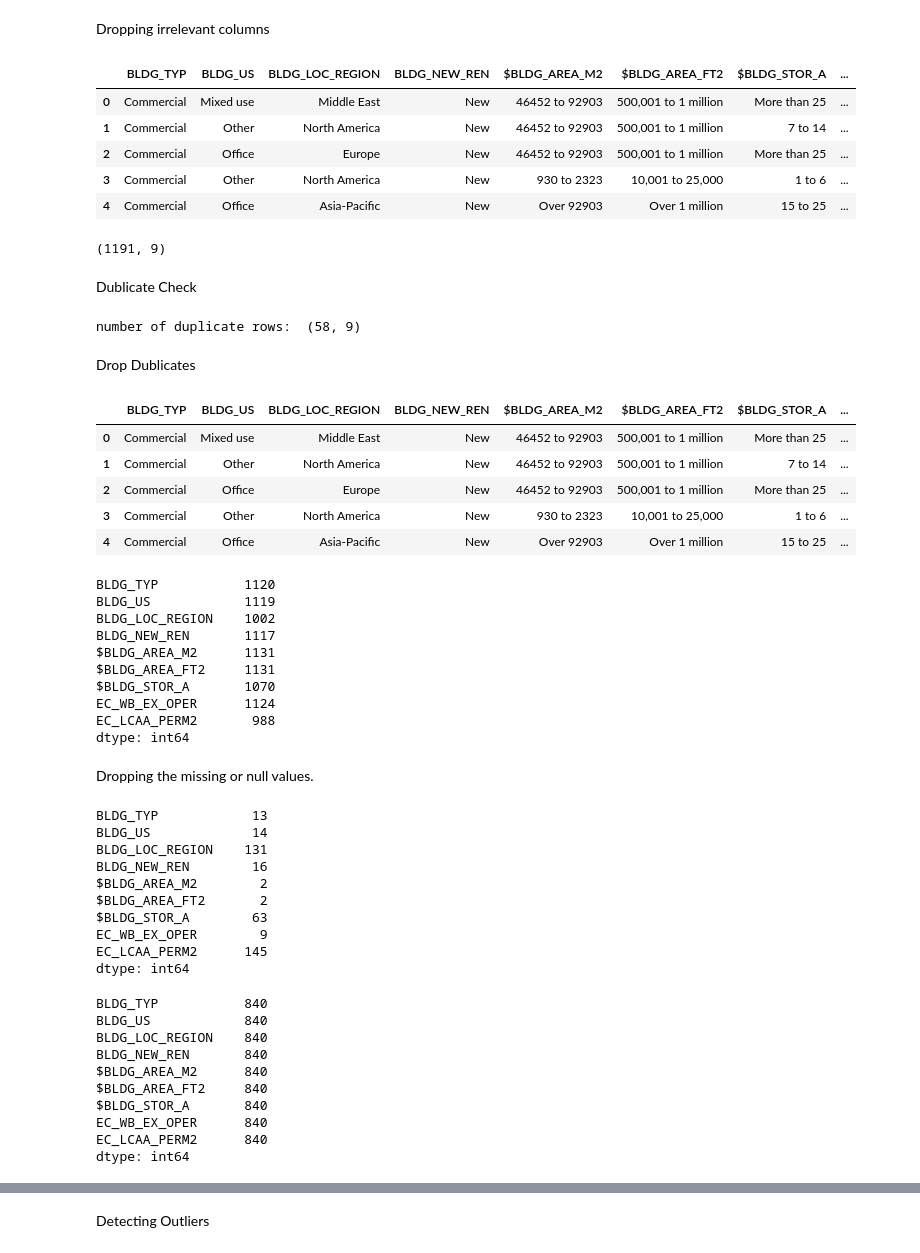
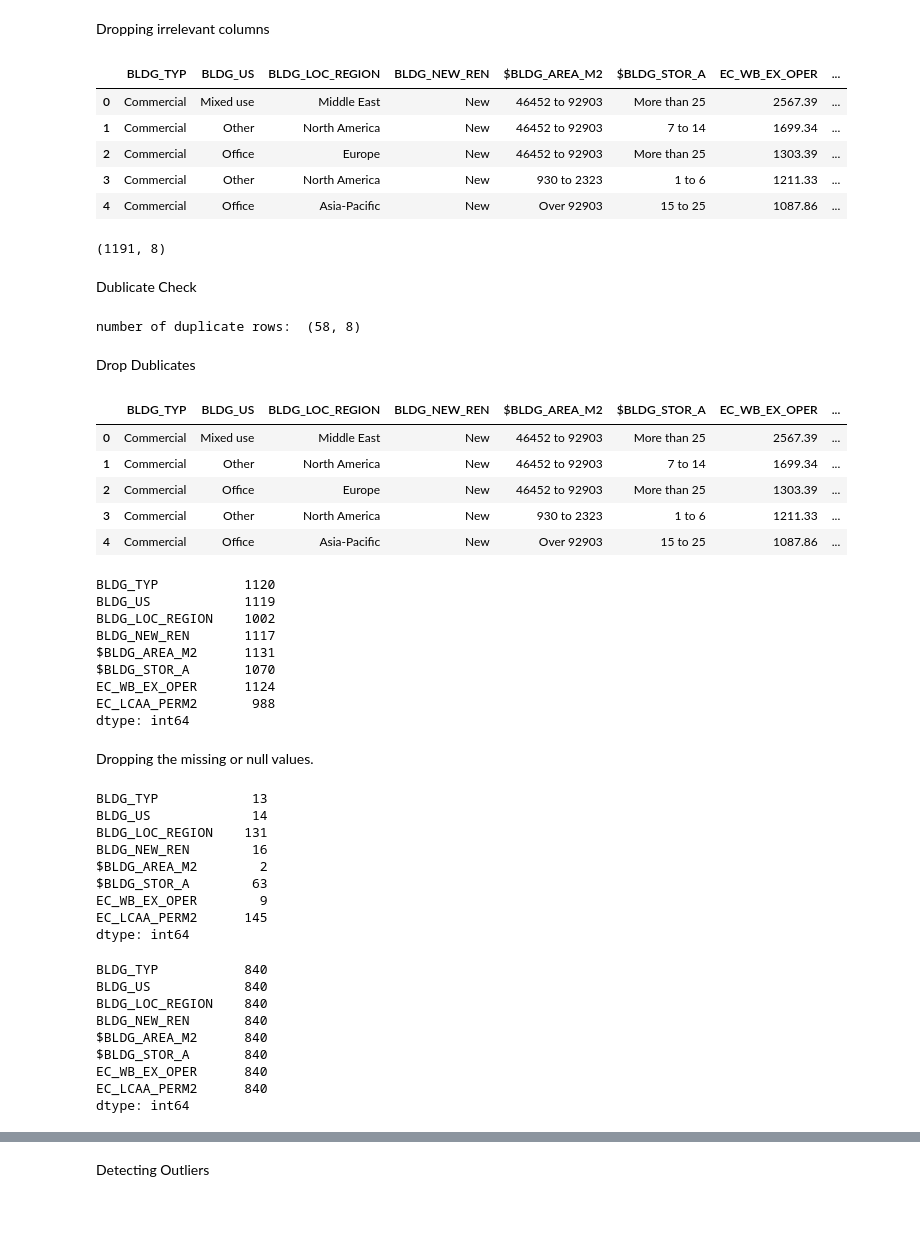
Before and after one commit to Aydino/carbon-footprint-analysis, a Jupyter notebook: Carbon.ipynb, the cells around one changed output, grey strips where cells are left out. Saved outputs shown, nothing was run; the diff lists cells and outputs as text; code cells hidden in the pictures; blank space fills up the shorter version.

```diff
--- a/Carbon.ipynb
+++ b/Carbon.ipynb
@@ -50,38 +57,38 @@ dtype: object
 # %% [markdown]
 Dropping irrelevant columns
 # %%
-df=df.drop(['BLDG_PUBID','BLDG_STOR_A','LCA_YEAR','LCA_REFPERIOD','LCA_SOUR_CODE','LCA_STAGES','LCA_BLDG_SCOPE','LCA_MAT_Q' ],axis=1)
+df=df.drop(['BLDG_PUBID','BLDG_STOR_A','LCA_YEAR','LCA_REFPERIOD','LCA_SOUR_CODE','LCA_STAGES','LCA_BLDG_SCOPE','LCA_MAT_Q','$BLDG_AREA_FT2' ],axis=1)
 df.head(5)
 # %% [output]
-|  | BLDG_TYP | BLDG_US | BLDG_LOC_REGION | BLDG_NEW_REN | $BLDG_AREA_M2 | $BLDG_AREA_FT2 | $BLDG_STOR_A | ... |
-| 0 | Commercial | Mixed use | Middle East | New | 46452 to 92903 | 500,001 to 1 million | More than 25 | ... |
-| 1 | Commercial | Other | North America | New | 46452 to 92903 | 500,001 to 1 million | 7 to 14 | ... |
-| 2 | Commercial | Office | Europe | New | 46452 to 92903 | 500,001 to 1 million | More than 25 | ... |
-| 3 | Commercial | Other | North America | New | 930 to 2323 | 10,001 to 25,000 | 1 to 6 | ... |
-| 4 | Commercial | Office | Asia-Pacific | New | Over 92903 | Over 1 million | 15 to 25 | ... |
+|  | BLDG_TYP | BLDG_US | BLDG_LOC_REGION | BLDG_NEW_REN | $BLDG_AREA_M2 | $BLDG_STOR_A | EC_WB_EX_OPER | ... |
+| 0 | Commercial | Mixed use | Middle East | New | 46452 to 92903 | More than 25 | 2567.39 | ... |
+| 1 | Commercial | Other | North America | New | 46452 to 92903 | 7 to 14 | 1699.34 | ... |
+| 2 | Commercial | Office | Europe | New | 46452 to 92903 | More than 25 | 1303.39 | ... |
+| 3 | Commercial | Other | North America | New | 930 to 2323 | 1 to 6 | 1211.33 | ... |
+| 4 | Commercial | Office | Asia-Pacific | New | Over 92903 | 15 to 25 | 1087.86 | ... |
 # %%
 df.shape
 # %% [output]
-(1191, 9)
+(1191, 8)
 # %% [markdown]
 Dublicate Check
 # %%
 duplicate_rows_df = df[df.duplicated()]
 print("number of duplicate rows: ", duplicate_rows_df.shape)
 # %% [output]
-number of duplicate rows:  (58, 9)
+number of duplicate rows:  (58, 8)
 # %% [markdown]
 Drop Dublicates
 # %%
 df = df.drop_duplicates()
 df.head(5)
 # %% [output]
-|  | BLDG_TYP | BLDG_US | BLDG_LOC_REGION | BLDG_NEW_REN | $BLDG_AREA_M2 | $BLDG_AREA_FT2 | $BLDG_STOR_A | ... |
-| 0 | Commercial | Mixed use | Middle East | New | 46452 to 92903 | 500,001 to 1 million | More than 25 | ... |
-| 1 | Commercial | Other | North America | New | 46452 to 92903 | 500,001 to 1 million | 7 to 14 | ... |
-| 2 | Commercial | Office | Europe | New | 46452 to 92903 | 500,001 to 1 million | More than 25 | ... |
-| 3 | Commercial | Other | North America | New | 930 to 2323 | 10,001 to 25,000 | 1 to 6 | ... |
-| 4 | Commercial | Office | Asia-Pacific | New | Over 92903 | Over 1 million | 15 to 25 | ... |
+|  | BLDG_TYP | BLDG_US | BLDG_LOC_REGION | BLDG_NEW_REN | $BLDG_AREA_M2 | $BLDG_STOR_A | EC_WB_EX_OPER | ... |
+| 0 | Commercial | Mixed use | Middle East | New | 46452 to 92903 | More than 25 | 2567.39 | ... |
+| 1 | Commercial | Other | North America | New | 46452 to 92903 | 7 to 14 | 1699.34 | ... |
+| 2 | Commercial | Office | Europe | New | 46452 to 92903 | More than 25 | 1303.39 | ... |
+| 3 | Commercial | Other | North America | New | 930 to 2323 | 1 to 6 | 1211.33 | ... |
+| 4 | Commercial | Office | Asia-Pacific | New | Over 92903 | 15 to 25 | 1087.86 | ... |
 # %%
 df.count()
 # %% [output]
@@ -90,7 +97,6 @@ BLDG_US            1119
 BLDG_LOC_REGION    1002
 BLDG_NEW_REN       1117
 $BLDG_AREA_M2      1131
-$BLDG_AREA_FT2     1131
 $BLDG_STOR_A       1070
 EC_WB_EX_OPER      1124
 EC_LCAA_PERM2       988
@@ -105,7 +111,6 @@ BLDG_US             14
 BLDG_LOC_REGION    131
 BLDG_NEW_REN        16
 $BLDG_AREA_M2        2
-$BLDG_AREA_FT2       2
 $BLDG_STOR_A        63
 EC_WB_EX_OPER        9
 EC_LCAA_PERM2      145
@@ -119,7 +124,6 @@ BLDG_US            840
 BLDG_LOC_REGION    840
 BLDG_NEW_REN       840
 $BLDG_AREA_M2      840
-$BLDG_AREA_FT2     840
 $BLDG_STOR_A       840
 EC_WB_EX_OPER      840
 EC_LCAA_PERM2      840
```
Also changed, not shown: parts of 20 cells of this notebook.
